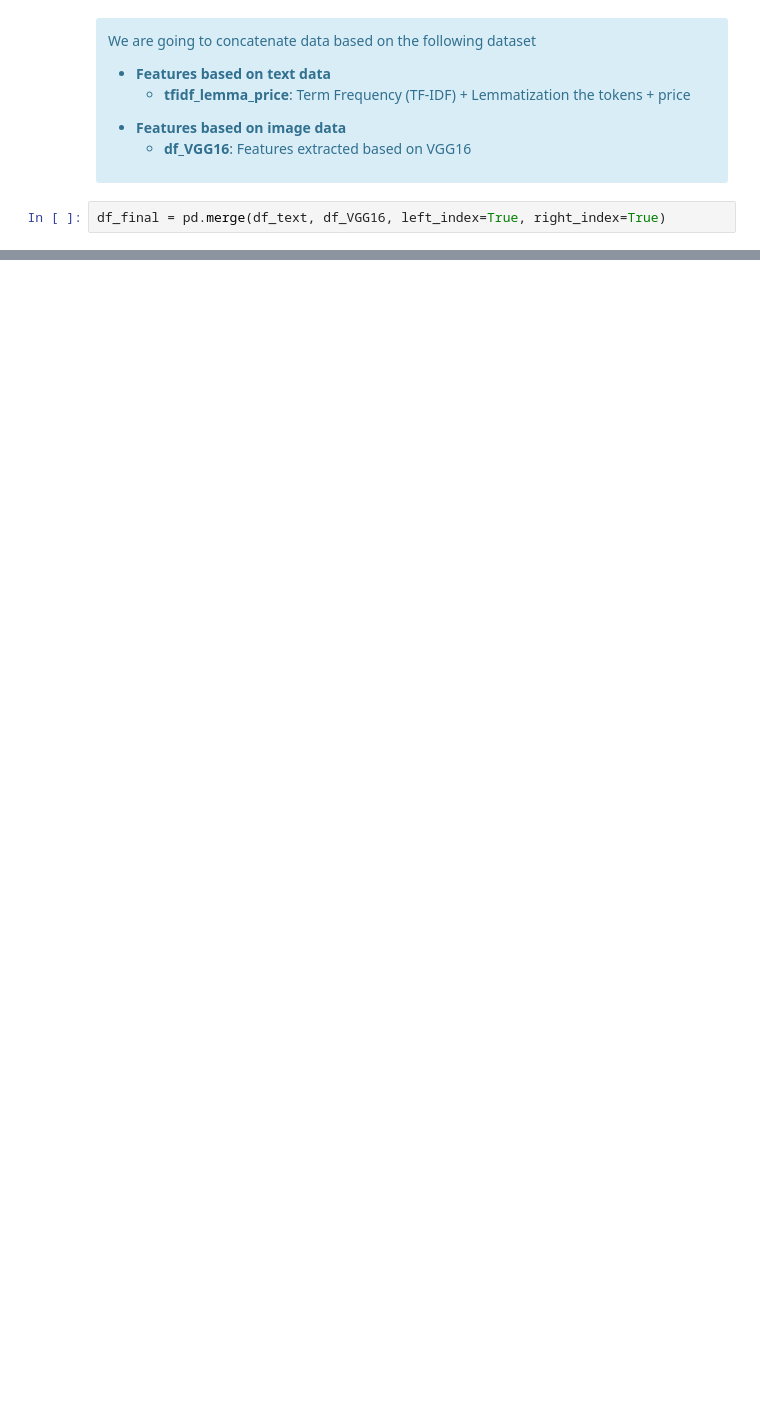
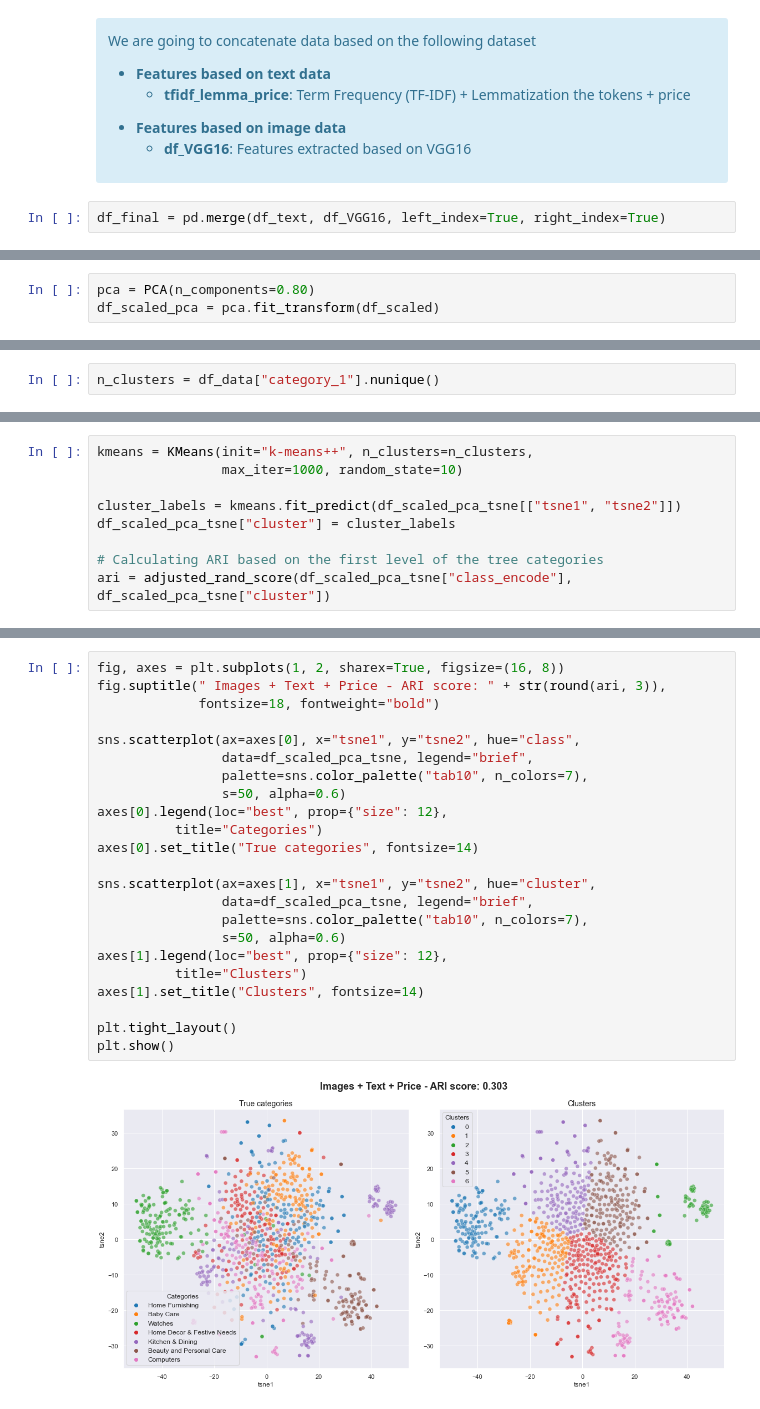
Before and after one commit to samirhinojosa/OC-P6-automatically-classify-consumer-goods, a Jupyter notebook: notebook_CNN.ipynb, the cells around one changed output, grey strips where cells are left out. Cells and saved outputs as stored; diff of their text form; blank space fills up the shorter version.

```diff
--- a/notebook_CNN.ipynb
+++ b/notebook_CNN.ipynb
@@ -423,0 +499,3 @@ df_final = pd.merge(df_text, df_VGG16, left_index=True, right_index=True)
+# %%
+pca = PCA(n_components=0.80)
+df_scaled_pca = pca.fit_transform(df_scaled)
@@ -423,0 +546,2 @@ df_final = pd.merge(df_text, df_VGG16, left_index=True, right_index=True)
+# %%
+n_clusters = df_data["category_1"].nunique()
@@ -423,0 +552,9 @@ df_final = pd.merge(df_text, df_VGG16, left_index=True, right_index=True)
+# %%
+kmeans = KMeans(init="k-means++", n_clusters=n_clusters,
+                max_iter=1000, random_state=10)
+
+cluster_labels = kmeans.fit_predict(df_scaled_pca_tsne[["tsne1", "tsne2"]])
+df_scaled_pca_tsne["cluster"] = cluster_labels
+
+# Calculating ARI based on the first level of the tree categories
+ari = adjusted_rand_score(df_scaled_pca_tsne["class_encode"], df_scaled_pca_tsne["cluster"])
@@ -423,0 +569,25 @@ df_final = pd.merge(df_text, df_VGG16, left_index=True, right_index=True)
+# %%
+fig, axes = plt.subplots(1, 2, sharex=True, figsize=(16, 8))
+fig.suptitle(" Images + Text + Price - ARI score: " + str(round(ari, 3)),
+             fontsize=18, fontweight="bold")
+
+sns.scatterplot(ax=axes[0], x="tsne1", y="tsne2", hue="class",
+                data=df_scaled_pca_tsne, legend="brief",
+                palette=sns.color_palette("tab10", n_colors=7),
+                s=50, alpha=0.6)
+axes[0].legend(loc="best", prop={"size": 12},
+          title="Categories")
+axes[0].set_title("True categories", fontsize=14)
+
+sns.scatterplot(ax=axes[1], x="tsne1", y="tsne2", hue="cluster",
+                data=df_scaled_pca_tsne, legend="brief",
+                palette=sns.color_palette("tab10", n_colors=7),
+                s=50, alpha=0.6)
+axes[1].legend(loc="best", prop={"size": 12},
+          title="Clusters")
+axes[1].set_title("Clusters", fontsize=14)
+
+plt.tight_layout()
+plt.show()
+# %% [output]
+[figure, added]
```
Also changed, not shown: parts of 29 cells of this notebook, 1 other file.
